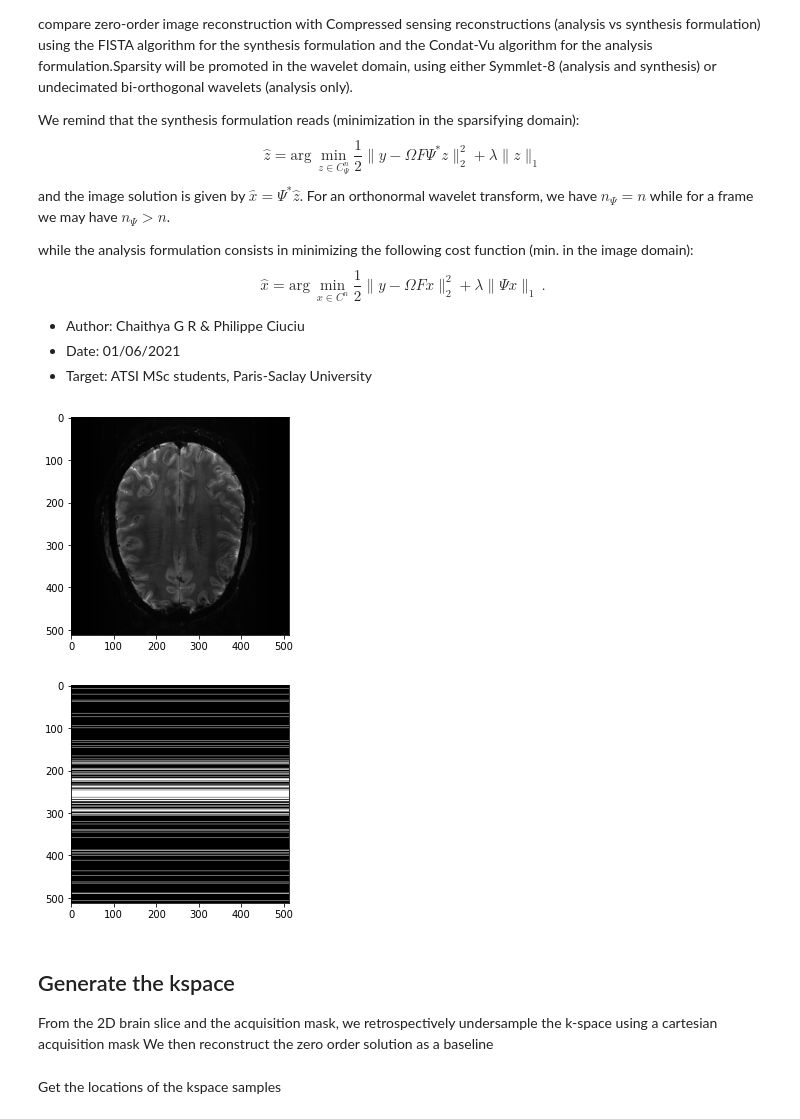
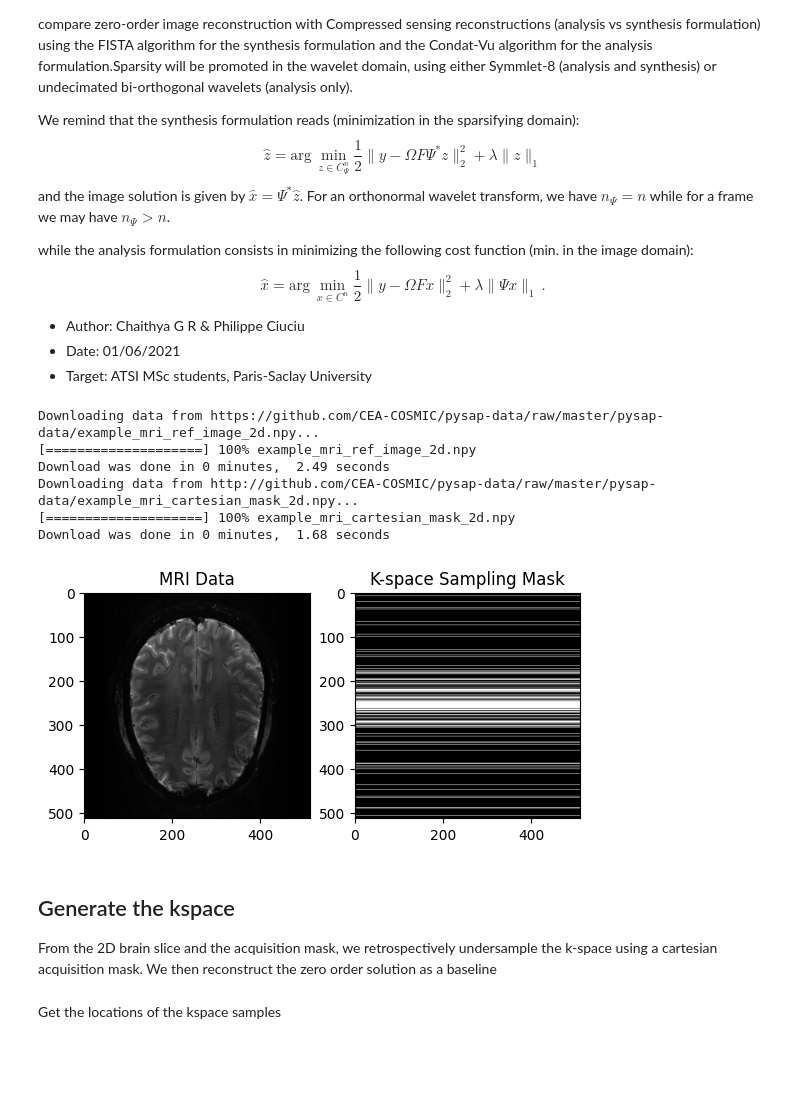
Before and after one commit to philouc/mri_acq_recon_tutorial, a Jupyter notebook: IEEE-EMBS_2022SummerSchool/09.Cartesian_CS_image_recon.ipynb, the cells around one changed output. Cells and saved outputs as stored; diff of their text form; code cells hidden in the pictures; blank space fills up the shorter version.

```diff
--- a/IEEE-EMBS_2022SummerSchool/09.Cartesian_CS_image_recon.ipynb
+++ b/IEEE-EMBS_2022SummerSchool/09.Cartesian_CS_image_recon.ipynb
@@ -44,28 +37,32 @@ from modopt.opt.proximity import SparseThreshold
 import numpy as np
 import matplotlib.pyplot as plt
 # %%
-# Loading input data
 image = get_sample_data('2d-mri')
-
 # Obtain K-Space Cartesian Mask
 mask = get_sample_data("cartesian-mri-mask")
-
-
-# View Input
-plt.figure()
-plt.imshow(image, cmap='gray')
-plt.figure()
-plt.imshow(mask, cmap='gray')
-plt.show()
 # %% [output]
-[figure, removed]
-[figure, removed]
+Downloading data from https://github.com/CEA-COSMIC/pysap-data/raw/master/pysap-data/example_mri_ref_image_2d.npy...
+[====================] 100% example_mri_ref_image_2d.npy
+Download was done in 0 minutes,  2.49 seconds
+Downloading data from http://github.com/CEA-COSMIC/pysap-data/raw/master/pysap-data/example_mri_cartesian_mask_2d.npy...
+[====================] 100% example_mri_cartesian_mask_2d.npy
+Download was done in 0 minutes,  1.68 seconds
+# %%
+plt.subplot(1, 2, 1)
+plt.imshow(np.abs(image), cmap='gray')
+plt.title("MRI Data")
+plt.subplot(1, 2, 2)
+plt.imshow(mask, cmap='gray')
+plt.title("K-space Sampling Mask")
+plt.show()
+# %% [output]
+[figure, added]
 # %% [markdown]
 Generate the kspace
 -------------------
 
 From the 2D brain slice and the acquisition mask, we retrospectively
-undersample the k-space using a cartesian acquisition mask
+undersample the k-space using a cartesian acquisition mask.
 We then reconstruct the zero order solution as a baseline
 # %% [markdown]
 Get the locations of the kspace samples
```
Also changed, not shown: parts of 10 cells of this notebook.
